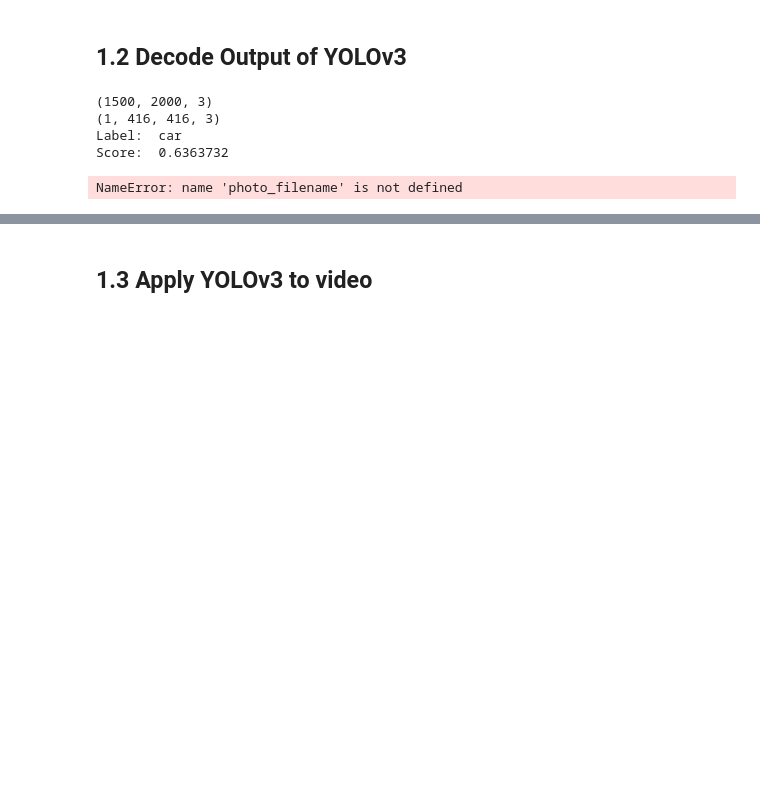
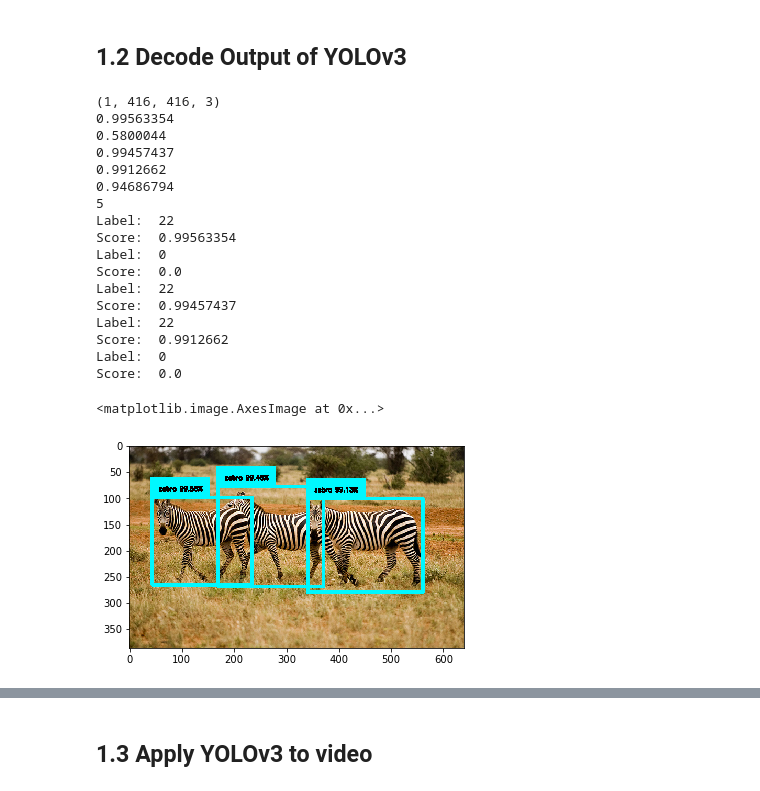
Before and after one commit to hoaiithienn/DIP-Obstacle-Avoidance, a Jupyter notebook: Object detection.ipynb, the cells around one changed output, grey strips where cells are left out. Cells and saved outputs as stored; diff of their text form; code cells hidden in the pictures; blank space fills up the shorter version.

```diff
--- a/Object detection.ipynb
+++ b/Object detection.ipynb
@@ -84,3 +74,3 @@ Using TensorFlow backend.
 # %%
 # convert.py
-model = load_model('yolo.h5')
+model = load_model('yolov3_spp.h5')
@@ -175,7 +145,7 @@ def decode_netout(netout, anchors, obj_thresh, net_h, net_w):
     nb_class = netout.shape[-1] - 5
 
     boxes = []
-    # center and object are passed through sigmoid function.
+    # center and object score are passed through sigmoid function.
     netout[..., :2]  = _sigmoid(netout[..., :2])
     netout[..., 4]   = _sigmoid(netout[..., 4])
     # objectness score * confidence = probabilities
@@ -191,8 +161,8 @@ def decode_netout(netout, anchors, obj_thresh, net_h, net_w):
             # 4th element is objectness score
             objectness = netout[row, col, b, 4]
 
-            if(objectness <= obj_thresh): continue
-
+            if(objectness < obj_thresh): continue
+            print(objectness)
             # first 4 elements are x, y, w, and h
             x, y, w, h = netout[row,col,b,:4]
 
@@ -205,7 +175,6 @@ def decode_netout(netout, anchors, obj_thresh, net_h, net_w):
             classes = netout[row,col,b,5:]
 
             box = BoundBox(x-w/2, y-h/2, x+w/2, y+h/2, objectness, classes)
-
             boxes.append(box)
 
     return boxes
@@ -398,48 +366,64 @@ def draw_boxes(image, boxes, labels, obj_thresh, quiet=True):
     return image
 # %%
 # show input image
-test_image = cv2.imread('test_image.jpg')
-print(test_image.shape)
+test_image = cv2.imread('test_image_2.jpg')
+image_w, image_h, _ = test_image.shape
 input_image = preprocess_input(test_image, 416, 416)
 print(input_image.shape)
 # plt.imshow(test_image[0])
 # Perform prediction on test image
 netout = model.predict(input_image)
 
 obj_thresh = 0.5
-anchors = [[10,14,  23,27,  37,58],  [81,82,  135,169,  344,319]]
-# print("Number of boxes in")
-# res_0 = decode_netout(netout[0][0], anchors[0], 0.5, 416, 416)
-# print("Large scale:  ", len(res_0))
-# res_1 = decode_netout(netout[1][0], anchors[1], 0.5, 416, 416)
-# print("Medium scale: ", len(res_1))
+anchors = [[116,90,  156,198,  373,326], [30,61,  62,45,  59,119], [10,13,  16,30,  33,23,]]
+
 boxes = []
 
 for i in range(len(netout)):
     boxes += decode_netout(netout[i][0], anchors[i], obj_thresh, 416, 416)
-correct_yolo_boxes(boxes, 386, 640, 416, 416)
+print(len(boxes))
+
+correct_yolo_boxes(boxes, image_w, image_h, 416, 416)
 do_nms(boxes, 0.5)
 
 labels = ["person", "bicycle", "car", "motorbike", "aeroplane", "bus", "train", "truck",
     "boat", "traffic light", "fire hydrant", "stop sign", "parking meter", "bench",
     "bird", "cat", "dog", "horse", "sheep", "cow", "elephant", "bear", "zebra", "giraffe",
     "backpack", "umbrella", "handbag", "tie", "suitcase", "frisbee", "skis", "snowboard",
     "sports ball", "kite", "baseball bat", "baseball glove", "skateboard", "surfboard",
     "tennis racket", "bottle", "wine glass", "cup", "fork", "knife", "spoon", "bowl", "banana",
     "apple", "sandwich", "orange", "broccoli", "carrot", "hot dog", "pizza", "donut", "cake",
     "chair", "sofa", "pottedplant", "bed", "diningtable", "toilet", "tvmonitor", "laptop", "mouse",
     "remote", "keyboard", "cell phone", "microwave", "oven", "toaster", "sink", "refrigerator",
     "book", "clock", "vase", "scissors", "teddy bear", "hair drier", "toothbrush"]
+targets = [0, 1, 2, 3, 5, 6, 7]
+target_boxes = []
 for box in boxes:
-    print("Label: ", labels[box.get_label()])
+    print("Label: ", int(box.get_label()))
     print("Score: ", box.get_score())
 
 rs_image = draw_boxes(test_image, boxes, labels, obj_thresh)
-cv2.imshow('sth', rs_image)
+rs_image = cv2.cvtColor(rs_image, cv2.COLOR_BGR2RGB)
+plt.imshow(rs_image)
 # %% [output]
-(1500, 2000, 3)
 (1, 416, 416, 3)
-Label:  car
-Score:  0.6363732
+0.99563354
+0.5800044
+0.99457437
+0.9912662
+0.94686794
+5
+Label:  22
+Score:  0.99563354
+Label:  0
+Score:  0.0
+Label:  22
+Score:  0.99457437
+Label:  22
+Score:  0.9912662
+Label:  0
+Score:  0.0
+<matplotlib.image.AxesImage at 0x...>
+[figure, added]
 # %%
 # Sum up everything to 1 functions
@@ -474,5 +461,0 @@ def predict(image, obj_thresh):
-# %%
-# draw what we found
-draw_boxes(photo_filename, v_boxes, v_labels, v_scores)
-# %% [output]
-NameError: name 'photo_filename' is not defined
```
Also changed, not shown: parts of 12 cells of this notebook, 1 other file.
